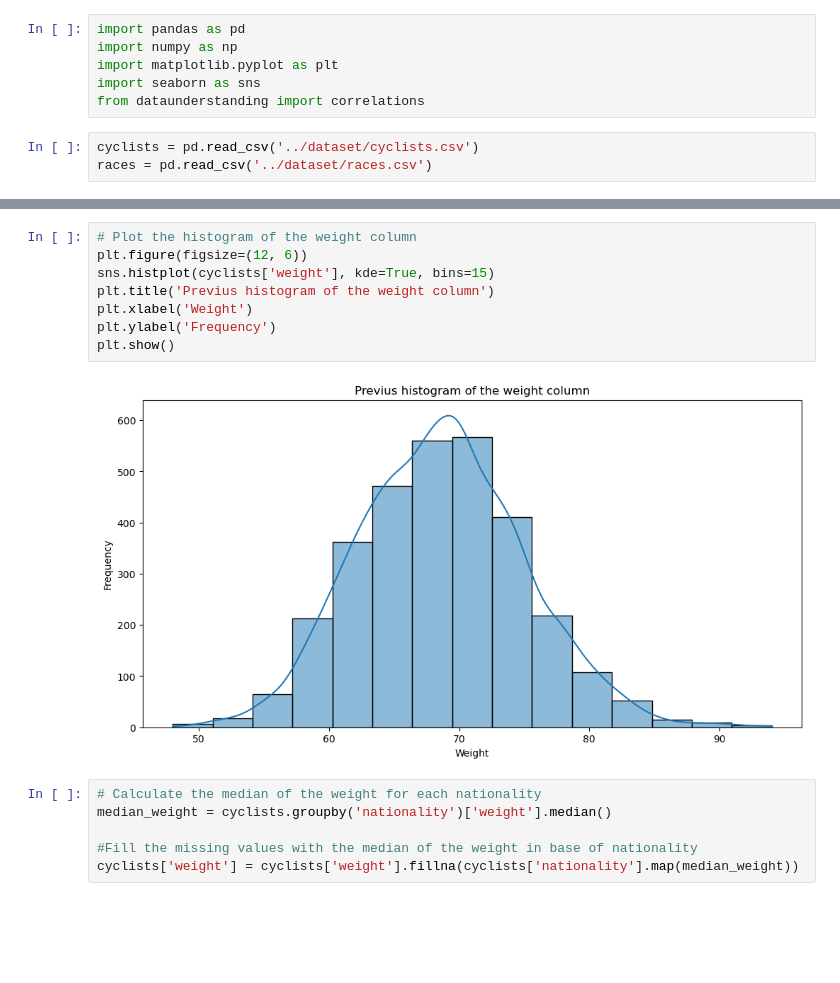
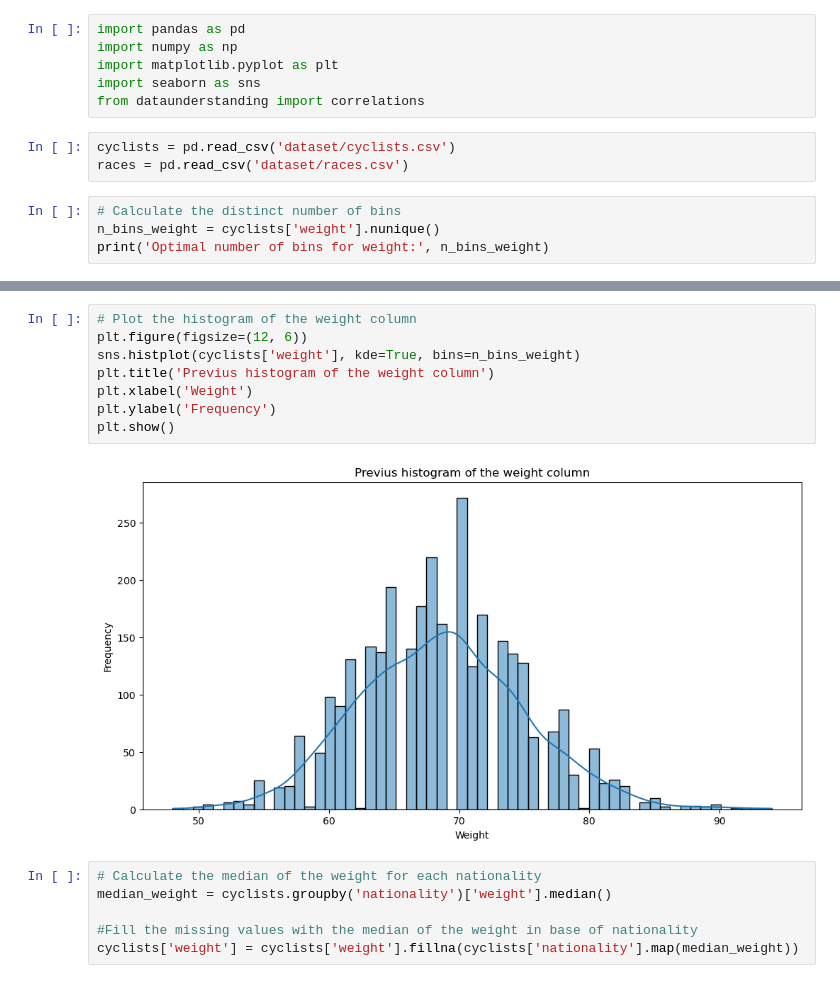
Before and after one commit to fefex302/Data-Mining, a Jupyter notebook: Data_cleaning.ipynb, the cells around one changed output, grey strips where cells are left out. Cells and saved outputs as stored; diff of their text form; blank space fills up the shorter version.

```diff
--- a/Data_cleaning.ipynb
+++ b/Data_cleaning.ipynb
@@ -5,5 +5,9 @@ import matplotlib.pyplot as plt
 import seaborn as sns
 from dataunderstanding import correlations
 # %%
-cyclists = pd.read_csv('../dataset/cyclists.csv')
-races = pd.read_csv('../dataset/races.csv')
+cyclists = pd.read_csv('dataset/cyclists.csv')
+races = pd.read_csv('dataset/races.csv')
+# %%
+# Calculate the distinct number of bins
+n_bins_weight = cyclists['weight'].nunique()
+print('Optimal number of bins for weight:', n_bins_weight)
@@ -21,13 +27,13 @@ plt.show()
 # %%
 # Plot the histogram of the weight column
 plt.figure(figsize=(12, 6))
-sns.histplot(cyclists['weight'], kde=True, bins=15)
+sns.histplot(cyclists['weight'], kde=True, bins=n_bins_weight)
 plt.title('Previus histogram of the weight column')
 plt.xlabel('Weight')
 plt.ylabel('Frequency')
 plt.show()
 # %% [output]
-[figure, old version]
+[figure, new version]
 # %%
 # Calculate the median of the weight for each nationality
 median_weight = cyclists.groupby('nationality')['weight'].median()
```
Also changed, not shown: parts of 7 cells of this notebook, 2 other files.
